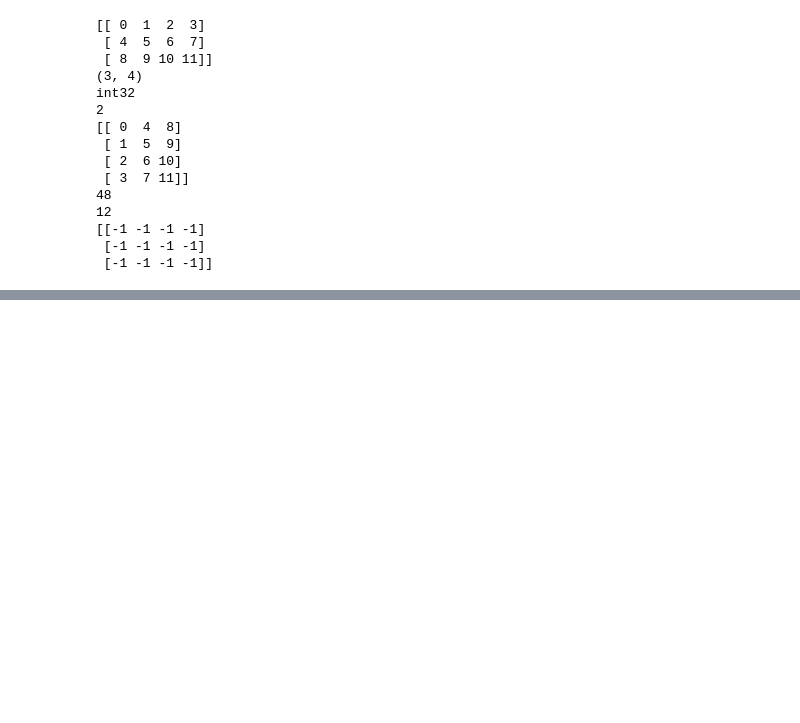
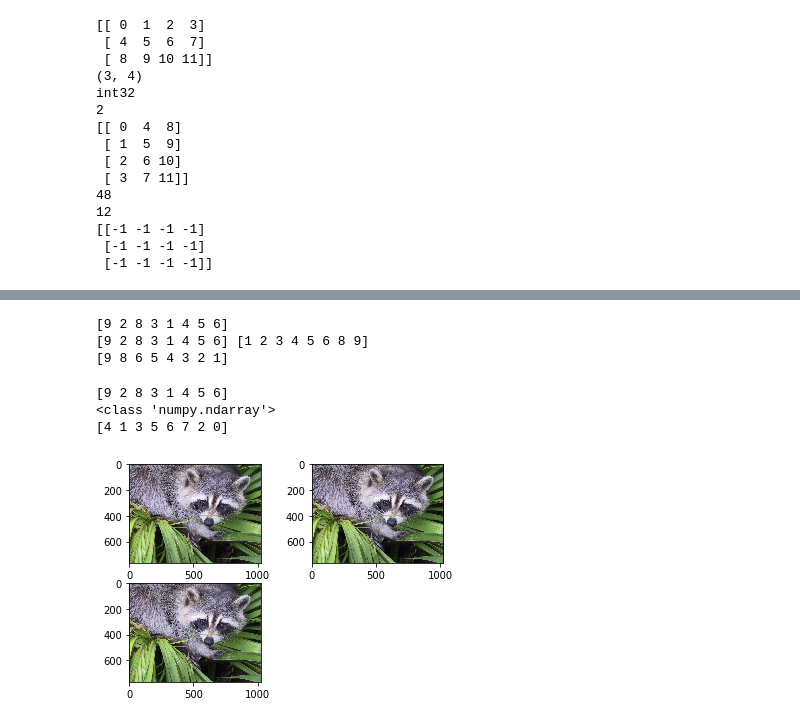
Before and after one commit to landturtler/2020_AI_education_example, a Jupyter notebook: 파이썬데이터분석/numpy_baisc.ipynb, the cells around one changed output, grey strips where cells are left out. Saved outputs shown, nothing was run; the diff lists cells and outputs as text; code cells hidden in the pictures; blank space fills up the shorter version.

```diff
--- a/파이썬데이터분석/numpy_baisc.ipynb
+++ b/파이썬데이터분석/numpy_baisc.ipynb
@@ -467,0 +490,63 @@ print(np.median(a))
+# %%
+# sort() 함수
+a = np.array([9,2,8,3,1,4,5,6])
+print(a)
+
+r = np.sort(a)   # 오름 차순 , 원본 변경 없음, sort 된 값을 반환
+print(a,r)
+
+a.sort()         # 오름 차순 , 원본 자체를 sort, 반환 값 없음
+print(a)
+
+r = np.sort(a)[::-1]  # 내림 차순 : 오름 차순 정렬한 뒤 순서를 거꾸로 바꿈
+print(r)
+# %% [output]
+[9 2 8 3 1 4 5 6]
+[9 2 8 3 1 4 5 6] [1 2 3 4 5 6 8 9]
+[9 8 6 5 4 3 2 1]
+# %%
+# argsort() 함수
+a = np.array([9,2,8,3,1,4,5,6])
+print(a)
+
+sort_index = np.argsort(a)   # sort 된 후 해당 값의 인덱스(원본기준)를 반환
+print(type(sort_index))
+print(sort_index)
+# %% [output]
+[9 2 8 3 1 4 5 6]
+<class 'numpy.ndarray'>
+[4 1 3 5 6 7 2 0]
+# %%
+# raccoon (오리너구리 사진 처리)
+# View : 원본 객체와 메모리를 공유하는 사본
+# Copy : 원본 객체와 다른 별도의 메모리를 사용하는 사본
+
+import scipy.misc
+import matplotlib.pyplot as plt
+
+face = scipy.misc.face()   #  read_only 용
+face2 = face.copy()        #  별도의 메모리에 복사본이 생성 , Read and Write 가능
+
+f_view = face2.view()    # face2 원본 객체와 메모리를 공유하는 사본
+f_copy = face2.copy()    # face2 원본 객체와 다른 별도의 메모리를 사용하는 사본
+
+# f_view.flat = 0
+# f_copy.flat = 0
+# face2.flat = 0
+
+# print(type(face))
+# print(face.shape)          # (768, 1024, 3)  , (y,x,rgb)
+# print(face.nbytes/1024)    # 2.3 Mbytes
+
+plt.subplot(2,2,1)    # 화면을 분할하여 출력, plt.subplot(221)로 해도 같은 결과, 2,2 는 4개의 그래프로, 1은 첫번째 위치에 출력
+plt.imshow(face2)     # 사진을 그래프에 그린다
+
+plt.subplot(2,2,2)
+plt.imshow(f_view)
+
+plt.subplot(2,2,3)
+plt.imshow(f_copy)
+
+plt.show()   #  윈도 새 프레임창에 그래프 전체를 출력 시킴
+# %% [output]
+[figure, added]
```
Also changed, not shown: parts of 5 cells of this notebook.
